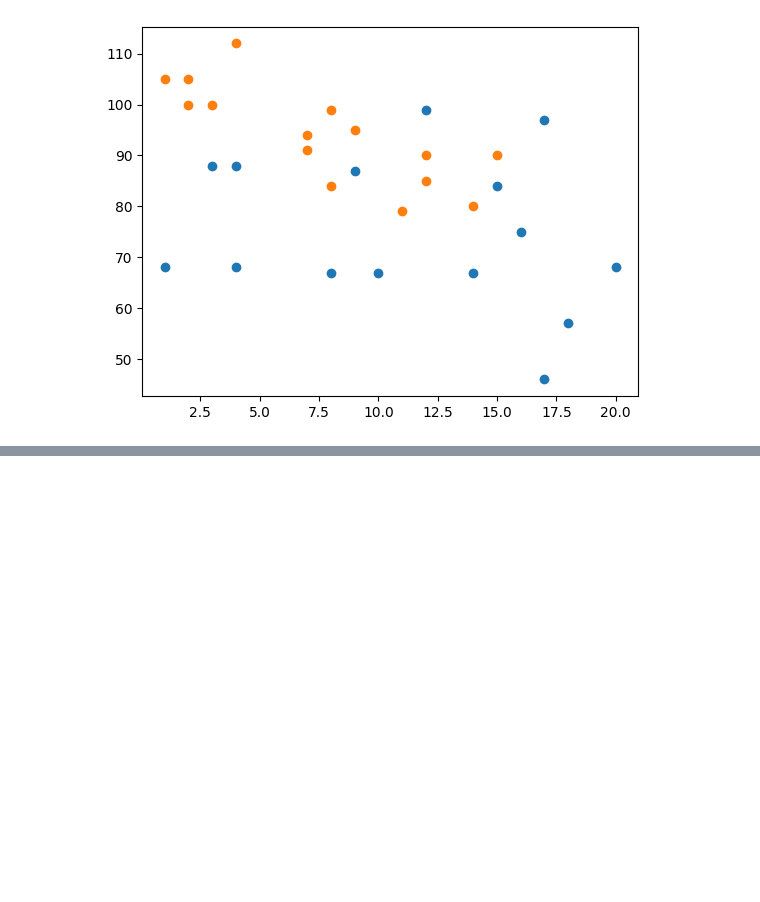
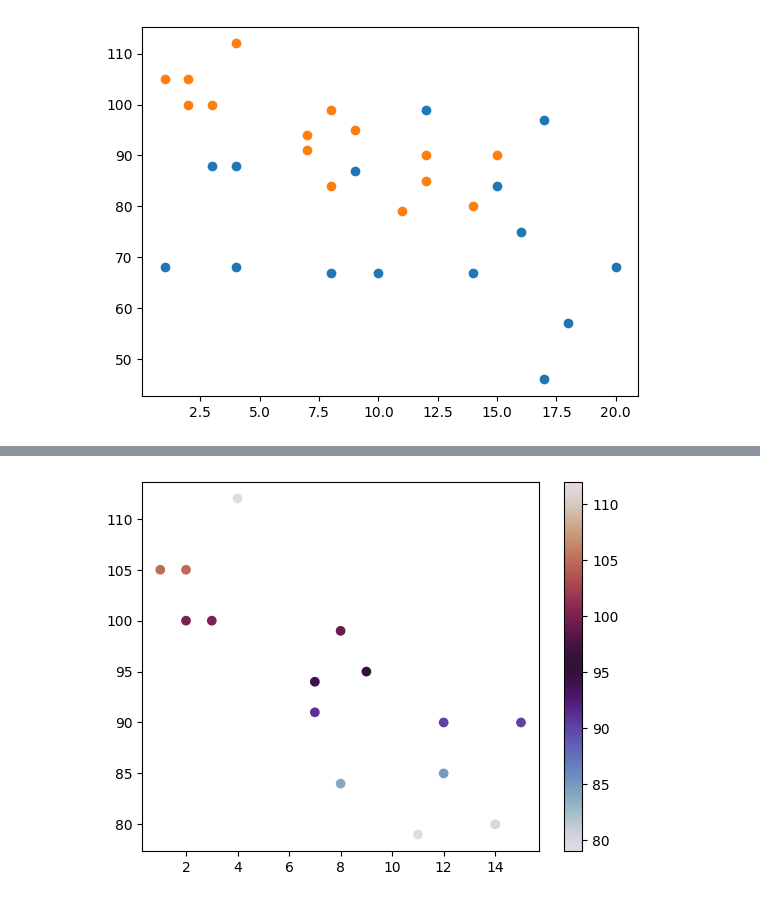
Before and after one commit to kc-011/python-programming, a Jupyter notebook: Module 3/matplot.ipynb, the cells around one changed output, grey strips where cells are left out. Saved outputs shown, nothing was run; the diff lists cells and outputs as text; code cells hidden in the pictures; blank space fills up the shorter version.

```diff
--- a/Module 3/matplot.ipynb
+++ b/Module 3/matplot.ipynb
@@ -178,0 +195,7 @@ plt.show()
+# %%
+#colors2 = np.array([100,105,84,105,90,99,90,95,94,100,79,112,91,80,85])
+plt.scatter(x5,y5, c=y5 ,cmap='twilight')
+plt.colorbar()
+plt.show()
+# %% [output]
+[figure, added]
```
Also changed, not shown: parts of 20 cells of this notebook.
